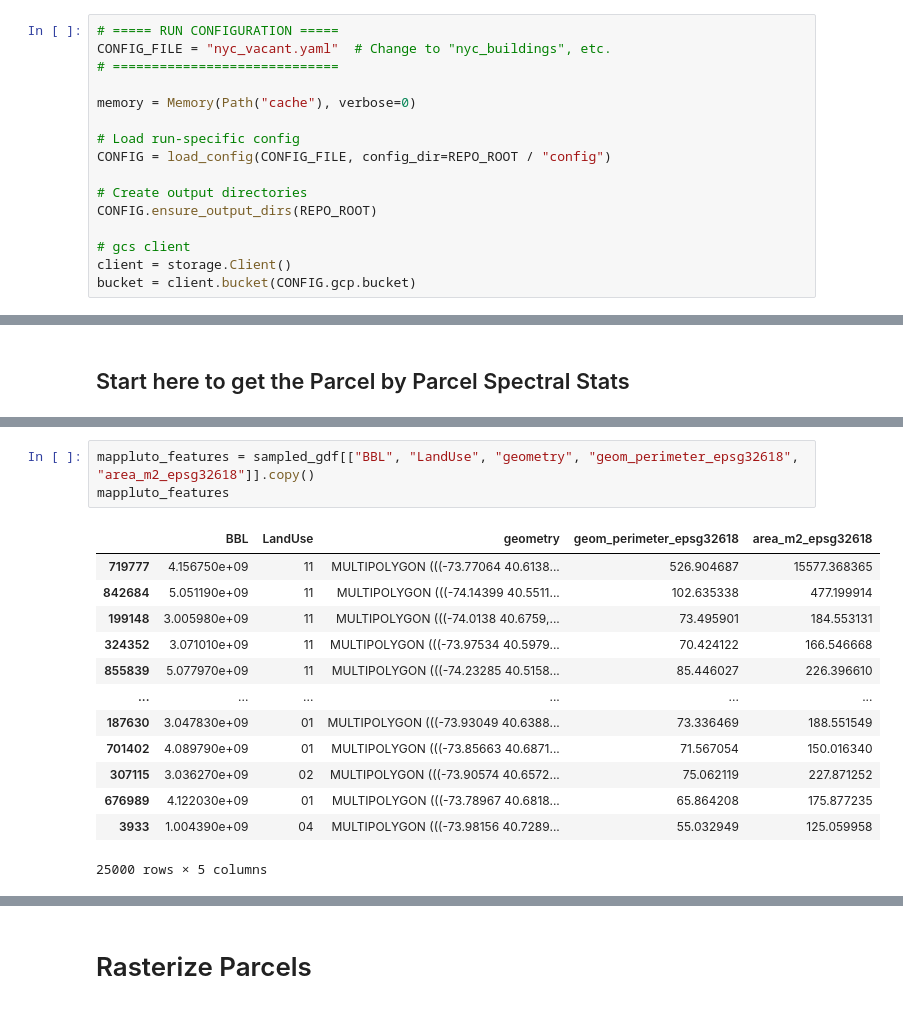
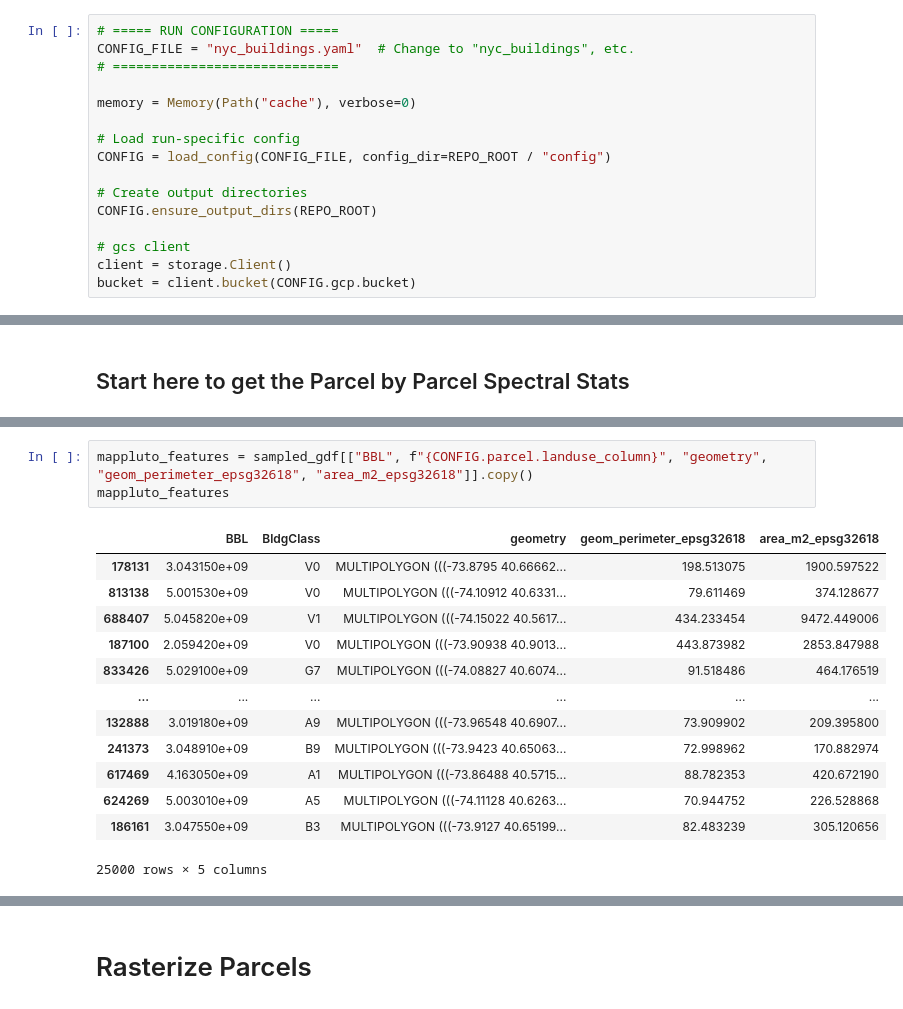
Before and after one commit to poltergeistjoya/Vacant_Lot_Detection, a Jupyter notebook: EDA/clean.ipynb, the cells around one changed output, grey strips where cells are left out. Saved outputs shown, nothing was run; the diff lists cells and outputs as text.

Commit message:
eda using bldg class (unlicensed parking lot:

```diff
--- a/EDA/clean.ipynb
+++ b/EDA/clean.ipynb
@@ -35,7 +34,7 @@ from analysis import (
 from plotting import plot_pca, plot_cluster_composition, plot_feature_importance, plot_pca_loadings
 # %%
 # ===== RUN CONFIGURATION =====
-CONFIG_FILE = "nyc_vacant.yaml"  # Change to "nyc_buildings", etc.
+CONFIG_FILE = "nyc_buildings.yaml"  # Change to "nyc_buildings", etc.
 # =============================
 
 memory = Memory(Path("cache"), verbose=0)
@@ -188,18 +186,18 @@ spectral_df
 25000 rows × 35 columns
 # %%
-mappluto_features = sampled_gdf[["BBL", "LandUse", "geometry", "geom_perimeter_epsg32618", "area_m2_epsg32618"]].copy()
+mappluto_features = sampled_gdf[["BBL", f"{CONFIG.parcel.landuse_column}", "geometry", "geom_perimeter_epsg32618", "area_m2_epsg32618"]].copy()
 mappluto_features
 # %% [output]
-|  | BBL | LandUse | geometry | geom_perimeter_epsg32618 | area_m2_epsg32618 |
-| 719777 | 4.156750e+09 | 11 | MULTIPOLYGON (((-73.77064 40.6138... | 526.904687 | 15577.368365 |
-| 842684 | 5.051190e+09 | 11 | MULTIPOLYGON (((-74.14399 40.5511... | 102.635338 | 477.199914 |
-| 199148 | 3.005980e+09 | 11 | MULTIPOLYGON (((-74.0138 40.6759,... | 73.495901 | 184.553131 |
-| 324352 | 3.071010e+09 | 11 | MULTIPOLYGON (((-73.97534 40.5979... | 70.424122 | 166.546668 |
-| 855839 | 5.077970e+09 | 11 | MULTIPOLYGON (((-74.23285 40.5158... | 85.446027 | 226.396610 |
+|  | BBL | BldgClass | geometry | geom_perimeter_epsg32618 | area_m2_epsg32618 |
+| 178131 | 3.043150e+09 | V0 | MULTIPOLYGON (((-73.8795 40.66662... | 198.513075 | 1900.597522 |
+| 813138 | 5.001530e+09 | V0 | MULTIPOLYGON (((-74.10912 40.6331... | 79.611469 | 374.128677 |
+| 688407 | 5.045820e+09 | V1 | MULTIPOLYGON (((-74.15022 40.5617... | 434.233454 | 9472.449006 |
+| 187100 | 2.059420e+09 | V0 | MULTIPOLYGON (((-73.90938 40.9013... | 443.873982 | 2853.847988 |
+| 833426 | 5.029100e+09 | G7 | MULTIPOLYGON (((-74.08827 40.6074... | 91.518486 | 464.176519 |
 | ... | ... | ... | ... | ... | ... |
-| 187630 | 3.047830e+09 | 01 | MULTIPOLYGON (((-73.93049 40.6388... | 73.336469 | 188.551549 |
-| 701402 | 4.089790e+09 | 01 | MULTIPOLYGON (((-73.85663 40.6871... | 71.567054 | 150.016340 |
-| 307115 | 3.036270e+09 | 02 | MULTIPOLYGON (((-73.90574 40.6572... | 75.062119 | 227.871252 |
-| 676989 | 4.122030e+09 | 01 | MULTIPOLYGON (((-73.78967 40.6818... | 65.864208 | 175.877235 |
-| 3933 | 1.004390e+09 | 04 | MULTIPOLYGON (((-73.98156 40.7289... | 55.032949 | 125.059958 |
+| 132888 | 3.019180e+09 | A9 | MULTIPOLYGON (((-73.96548 40.6907... | 73.909902 | 209.395800 |
+| 241373 | 3.048910e+09 | B9 | MULTIPOLYGON (((-73.9423 40.65063... | 72.998962 | 170.882974 |
+| 617469 | 4.163050e+09 | A1 | MULTIPOLYGON (((-73.86488 40.5715... | 88.782353 | 420.672190 |
+| 624269 | 5.003010e+09 | A5 | MULTIPOLYGON (((-74.11128 40.6263... | 70.944752 | 226.528868 |
+| 186161 | 3.047550e+09 | B3 | MULTIPOLYGON (((-73.9127 40.65199... | 82.483239 | 305.120656 |
 25000 rows × 5 columns
```
Also changed, not shown: parts of 16 cells of this notebook, 3 other files.
